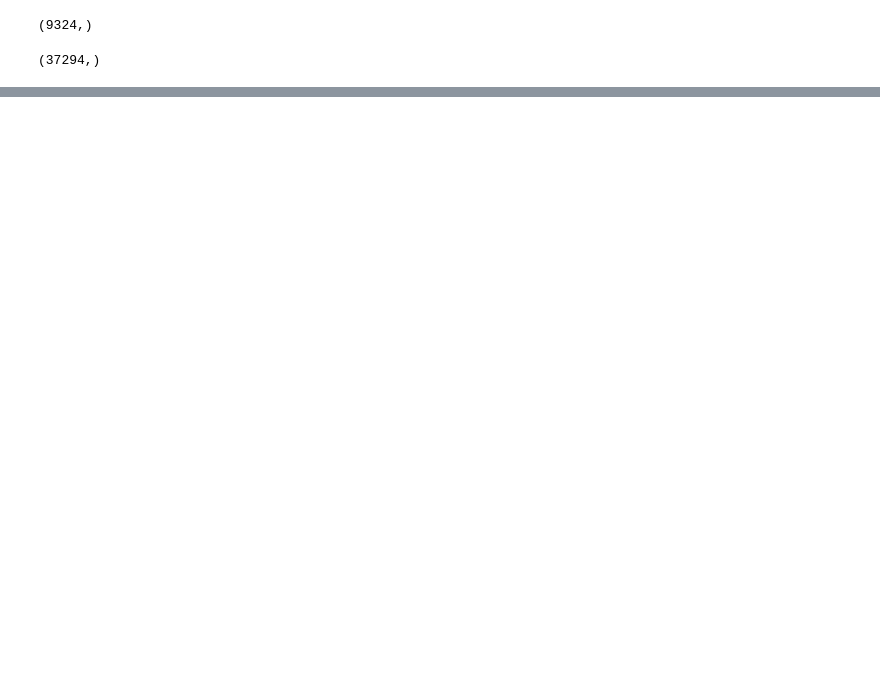
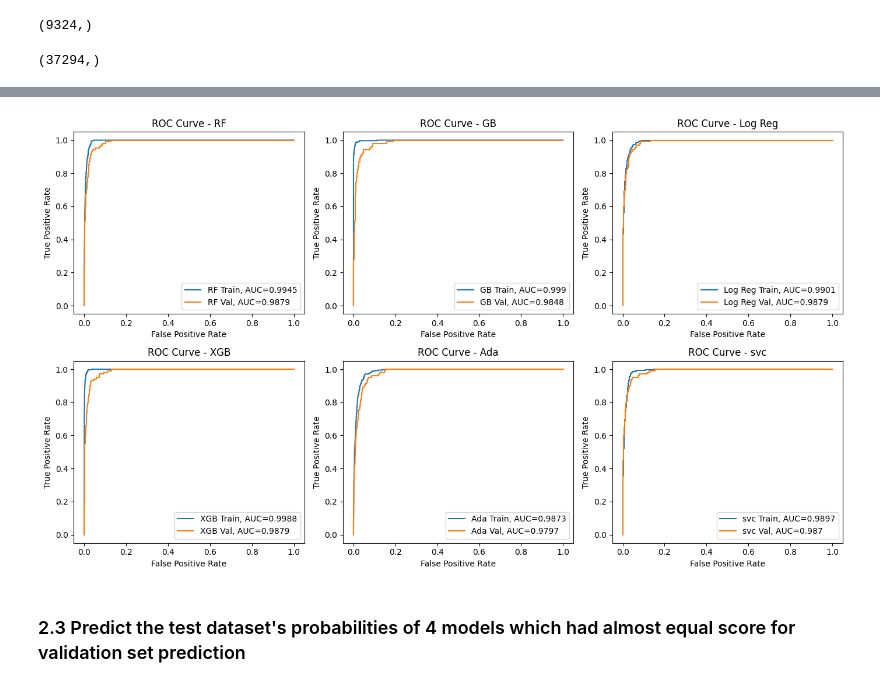
Before and after one commit to Paiynthalir/Kaggle1_NBADraft, a Jupyter notebook: notebooks/paiynthalir_nallamuthu-24715435-week3_BestModel.ipynb, the cells around one changed output, grey strips where cells are left out. Saved outputs shown, nothing was run; the diff lists cells and outputs as text; code cells hidden in the pictures; blank space fills up the shorter version.

Commit message:
final notebook to compare the models

```diff
--- a/notebooks/paiynthalir_nallamuthu-24715435-week3_BestModel.ipynb
+++ b/notebooks/paiynthalir_nallamuthu-24715435-week3_BestModel.ipynb
@@ -48,4 +56,65 @@ y_val_probs_rf = RamdomForest_Model.predict_proba(X_val)[:, 1]
 # Select the probability for the positive class (class 1)
 y_train_probs_gb = GradientBoost_Model.predict_proba(X_train)[:, 1]
 y_val_probs_gb = GradientBoost_Model.predict_proba(X_val)[:, 1]
+# %%
+# Select the probability for the positive class (class 1)
+y_train_probs_logreg = LogRegression_Model.predict_proba(X_train)[:, 1]
+y_val_probs_logreg = LogRegression_Model.predict_proba(X_val)[:, 1]
+# %%
+# Select the probability for the positive class (class 1)
+y_train_probs_ada = adaBoost_Model.predict_proba(X_train)[:, 1]
+y_val_probs_ada = adaBoost_Model.predict_proba(X_val)[:, 1]
+# %%
+# Select the probability for the positive class (class 1)
+y_train_probs_svc = svc_Model.predict_proba(X_train)[:, 1]
+y_val_probs_svc = svc_Model.predict_proba(X_val)[:, 1]
+# %%
+# Select the probability for the positive class (class 1)
+y_train_probs_xg = XGBoost_Model.predict_proba(X_train)[:, 1]
+y_val_probs_xg = XGBoost_Model.predict_proba(X_val)[:, 1]
+# %%
+import matplotlib.pyplot as plt
+from sklearn import metrics
+
+# Function to plot ROC curve on a given axis
+def plot_roc_curve(ax, y_train, y_train_probs, y_val, y_val_probs, model_name):
+    # Training ROC Curve
+    fpr_train, tpr_train, _ = metrics.roc_curve(y_train, y_train_probs)
+    auc_train = round(metrics.roc_auc_score(y_train, y_train_probs), 4)
+    ax.plot(fpr_train, tpr_train, label=f"{model_name} Train, AUC={auc_train}")
+
+    # Validation ROC Curve
+    fpr_val, tpr_val, _ = metrics.roc_curve(y_val, y_val_probs)
+    auc_val = round(metrics.roc_auc_score(y_val, y_val_probs), 4)
+    ax.plot(fpr_val, tpr_val, label=f"{model_name} Val, AUC={auc_val}")
+
+    ax.set_xlabel("False Positive Rate")
+    ax.set_ylabel("True Positive Rate")
+    ax.legend()
+    ax.set_title(f"ROC Curve - {model_name}")
+
+# Set up plotting area with 2x2 subplots
+fig, axs = plt.subplots(2, 3, figsize=(14, 8))
+
+# Define models and their corresponding data
+models = [
+    ("RF", y_train, y_train_probs_rf, y_val, y_val_probs_rf),
+    ("GB", y_train, y_train_probs_gb, y_val, y_val_probs_gb),
+    ("Log Reg", y_train, y_train_probs_logreg, y_val, y_val_probs_logreg),
+    ("XGB", y_train, y_train_probs_xg, y_val, y_val_probs_xg),
+    ("Ada", y_train, y_train_probs_ada, y_val, y_val_probs_ada),
+    ("svc", y_train, y_train_probs_svc, y_val, y_val_probs_svc)
+]
+
+# Plot ROC curves for each model
+for ax, (model_name, y_train, y_train_probs, y_val, y_val_probs) in zip(axs.flatten(), models):
+    plot_roc_curve(ax, y_train, y_train_probs, y_val, y_val_probs, model_name)
+
+# Adjust layout and show the plot
+plt.tight_layout()
+plt.show()
+# %% [output]
+[figure, added]
+# %% [markdown]
+### 2.3 Predict the test dataset's probabilities of 4 models which had almost equal score for validation set prediction
 # %%
```
Also changed, not shown: parts of 15 cells of this notebook, 38 other files.
